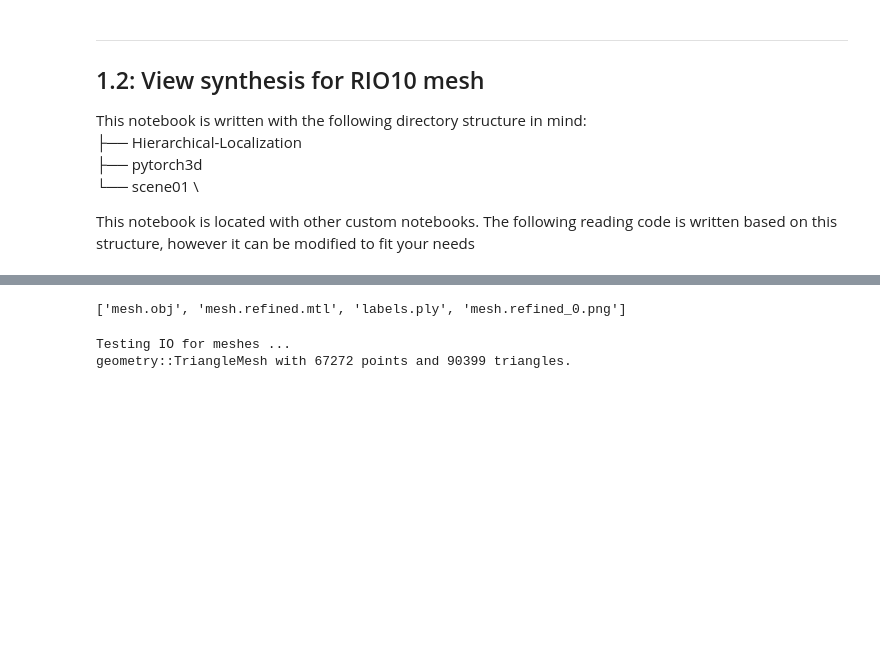
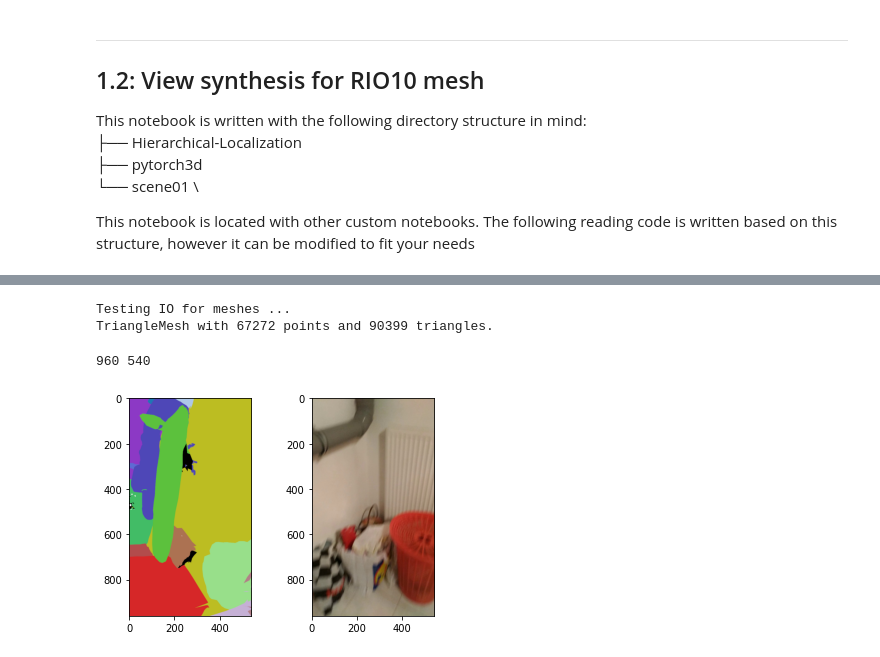
Before and after one commit to Shubodh/pytorch3d, a Jupyter notebook: docs/tutorials/shub_custom/place_level_formulation.ipynb, the cells around one changed output, grey strips where cells are left out. Saved outputs shown, nothing was run; the diff lists cells and outputs as text; code cells hidden in the pictures; blank space fills up the shorter version.

```diff
--- a/docs/tutorials/shub_custom/place_level_formulation.ipynb
+++ b/docs/tutorials/shub_custom/place_level_formulation.ipynb
@@ -241,13 +282,13 @@ RT = RT_mat.reshape((4,4))
 # %%
-os.listdir("../../../../scene01/models01/seq01_01/")
+mesh_dir = "../../../../scene01/models01/seq01_01/"
-# %% [output]
-['mesh.obj', 'mesh.refined.mtl', 'labels.ply', 'mesh.refined_0.png']
 # %%
 print("Testing IO for meshes ...")
-mesh = o3d.io.read_triangle_mesh("../../../../scene01/models01/seq01_01/labels.ply")
-print(mesh)
+# mesh = o3d.io.read_triangle_mesh("../../../../scene01/models01/seq01_01/mesh.obj")
+mesh2 = o3d.io.read_triangle_mesh(os.path.join(mesh_dir ,"labels.ply"))
+
+print(mesh2)
 # %% [output]
 Testing IO for meshes ...
-geometry::TriangleMesh with 67272 points and 90399 triangles.
+TriangleMesh with 67272 points and 90399 triangles.
 # %%
 # o3d.visualization.draw_geometries([mesh])
@@ -255,0 +296,24 @@ from open3d import JVisualizer
+# %%
+def load_view_point(pcd, img_size, param):
+    vis = o3d.visualization.Visualizer()
+    vis.create_window(height=img_size[0], width=img_size[1])
+    print(img_size[0], img_size[1])
+    ctr = vis.get_view_control()
+#     print(param.intrinsic)
+    vis.add_geometry(pcd)
+    ctr.convert_from_pinhole_camera_parameters(param, allow_arbitrary=True)
+    vis.run()
+    image = vis.capture_screen_float_buffer()
+    vis.destroy_window()
+    return image
+# %%
+image = load_view_point(mesh2, img_size, param)
+# %% [output]
+960 540
+# %%
+fig, (ax1, ax2) = plt.subplots(1, 2)
+ax1.imshow(np.asarray(image))
+ax2.imshow(img)
+plt.show()
+# %% [output]
+[figure, added]
```
Also changed, not shown: parts of 6 cells of this notebook.
